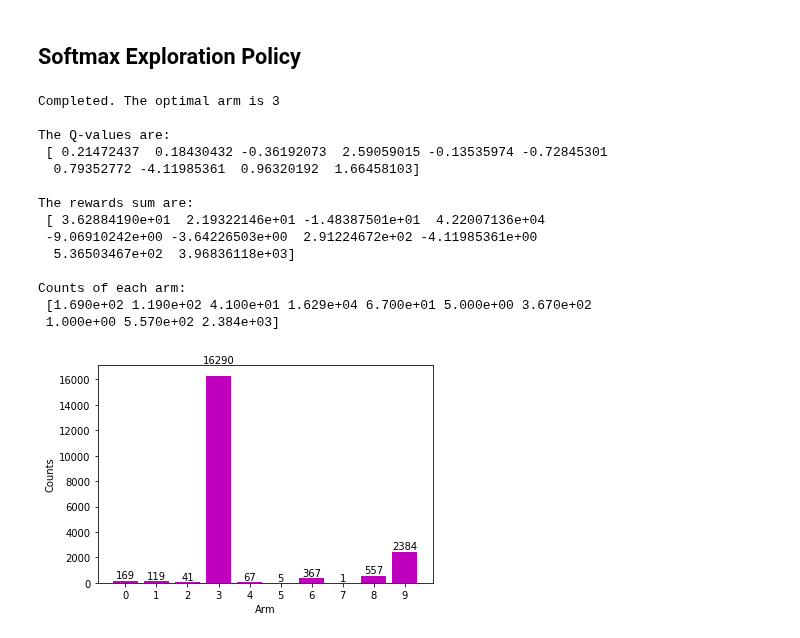
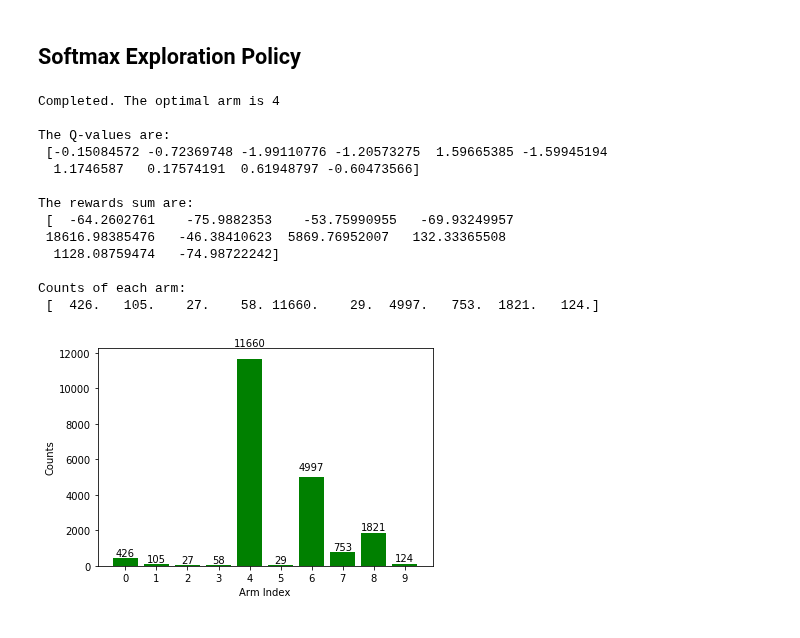
Before and after one commit to EeYeoKeat/Reinforcement-Learning, a Jupyter notebook: Multi-Armed_Bandit/Multi-Armed_Bandit_algorithms.ipynb, the cells around one changed output. Saved outputs shown, nothing was run; the diff lists cells and outputs as text; code cells hidden in the pictures.

```diff
--- a/Multi-Armed_Bandit/Multi-Armed_Bandit_algorithms.ipynb
+++ b/Multi-Armed_Bandit/Multi-Armed_Bandit_algorithms.ipynb
@@ -243,29 +230,32 @@ class SoftmaxExploration:
 # %%
 num_epochs = 20000
 softmax_policy = SoftmaxExploration()
-softmax_policy.pull_arm(num_epochs)
+softmax_policy.pull_arm(num_epochs,0.5)
 print()
-softmax_policy.check_Q()
+softmax_Q_values = softmax_policy.check_Q()
+print("The Q-values are:\n",softmax_Q_values)
 print()
-softmax_policy.check_sum_rewards()
+softmax_rewards = softmax_policy.check_sum_rewards()
+print("The rewards sum are:\n", softmax_rewards)
 print()
-softmax_policy.check_arm_count()
+softmax_arm_count = softmax_policy.check_arm_count()
+print("Counts of each arm:\n", softmax_arm_count)
+print()
 # %% [output]
-Completed. The optimal arm is 3
+Completed. The optimal arm is 4
 
 The Q-values are:
- [ 0.21472437  0.18430432 -0.36192073  2.59059015 -0.13535974 -0.72845301
-  0.79352772 -4.11985361  0.96320192  1.66458103]
+ [-0.15084572 -0.72369748 -1.99110776 -1.20573275  1.59665385 -1.59945194
+  1.1746587   0.17574191  0.61948797 -0.60473566]
 
 The rewards sum are:
- [ 3.62884190e+01  2.19322146e+01 -1.48387501e+01  4.22007136e+04
- -9.06910242e+00 -3.64226503e+00  2.91224672e+02 -4.11985361e+00
-  5.36503467e+02  3.96836118e+03]
+ [  -64.2602761    -75.9882353    -53.75990955   -69.93249957
+ 18616.98385476   -46.38410623  5869.76952007   132.33365508
+  1128.08759474   -74.98722242]
 
 Counts of each arm:
- [1.690e+02 1.190e+02 4.100e+01 1.629e+04 6.700e+01 5.000e+00 3.670e+02
- 1.000e+00 5.570e+02 2.384e+03]
+ [  426.   105.    27.    58. 11660.    29.  4997.   753.  1821.   124.]
-# %%
-softmax_policy.plot_arm_count(softmax_policy.count)
-# %% [output]
-[figure, removed]
+# %%
+plot_arm_count(softmax_arm_count)
+# %% [output]
+[figure, added]
```
Also changed, not shown: parts of 27 cells of this notebook.
